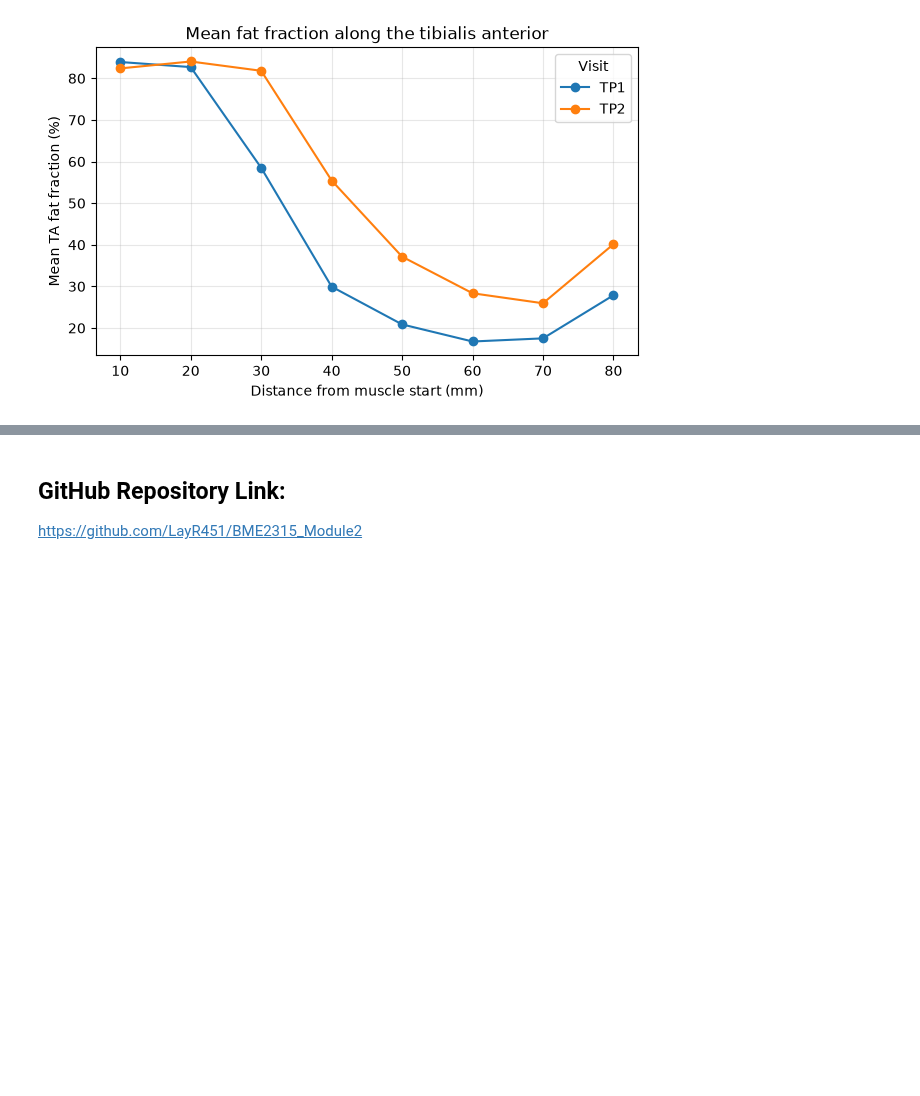
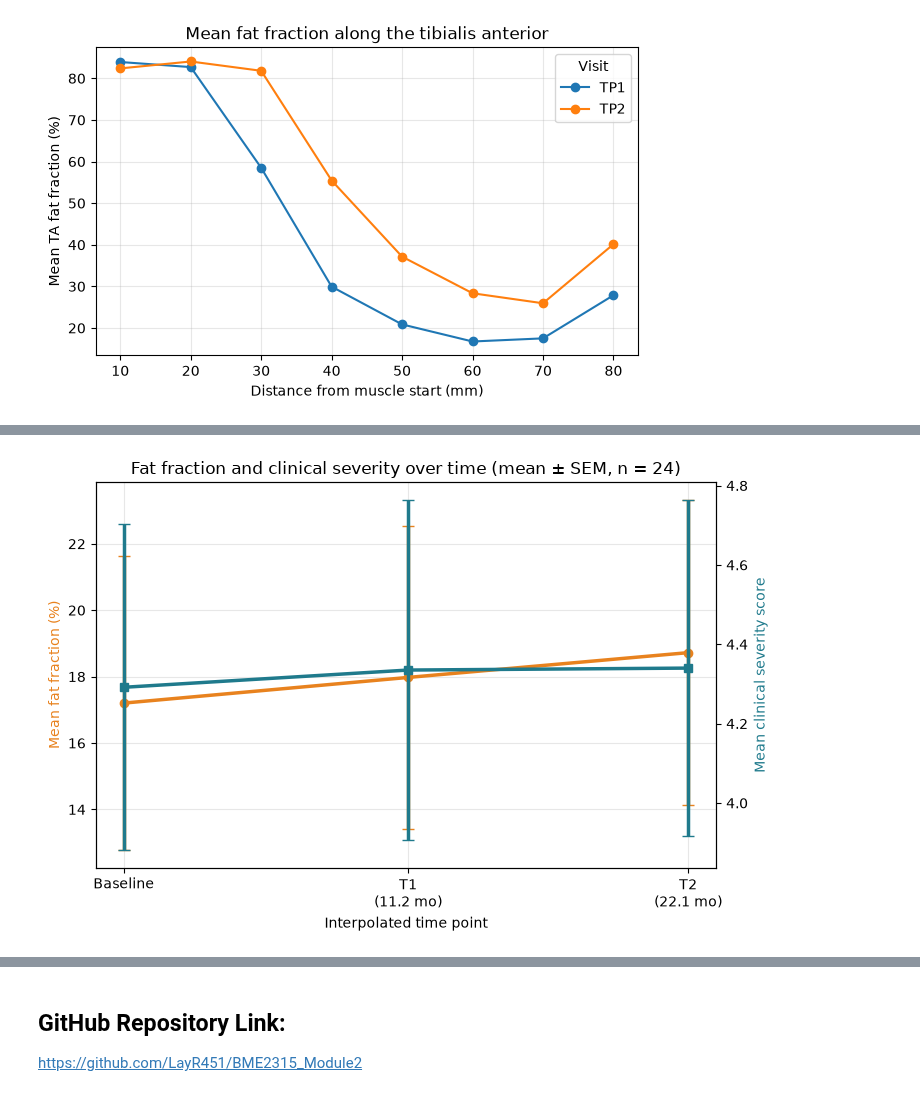
Before and after one commit to LayR451/BME2315_Module2, a Jupyter notebook: FSHD_Module2_Project_Template.ipynb, the cells around one changed output, grey strips where cells are left out. Cells and saved outputs as stored; diff of their text form; code cells hidden in the pictures; blank space fills up the shorter version.

```diff
--- a/FSHD_Module2_Project_Template.ipynb
+++ b/FSHD_Module2_Project_Template.ipynb
@@ -381,0 +656,32 @@ Include:
+# %%
+# Prepare the data for plotting mean fat fraction and clinical severity score over time
+d = comb.dropna(subset=['ff0', 'ff1', 'ff2', 'css0', 'css1', 'css2'])
+n = len(d)
+
+# Calculate the mean and standard error of the mean for fat fraction and clinical severity score at each time point
+ff_mean = d[['ff0', 'ff1', 'ff2']].mean().values
+ff_sem = d[['ff0', 'ff1', 'ff2']].sem().values
+css_mean = d[['css0', 'css1', 'css2']].mean().values
+css_sem = d[['css0', 'css1', 'css2']].sem().values
+
+# Plot mean fat fraction and clinical severity score over time
+fig, ax1 = plt.subplots(figsize=(7.5, 5))
+ax1.errorbar(x_months, ff_mean, yerr=ff_sem, color="#e8821e", marker='o', lw=2.5, capsize=4)
+ax1.set_ylabel("Mean fat fraction (%)", color="#e8821e")
+ax2 = ax1.twinx()
+ax2.errorbar(x_months, css_mean, yerr=css_sem, color="#1f7a8c", marker='s', lw=2.5, capsize=4)
+ax2.set_ylabel("Mean clinical severity score", color="#1f7a8c")
+ax1.set_xticks(x_months)
+ax1.set_xticklabels(tlabels)
+ax1.set_xlabel("Interpolated time point")
+ax1.set_title(f"Fat fraction and clinical severity over time (mean ± SEM, n = {n})")
+ax1.grid(alpha=0.3)
+fig.tight_layout()
+plt.show()
+
+# GRAPH D
+# Conclusion: The plot shows the mean fat fraction and clinical severity score over time, with error bars representing the standard error of the mean.
+# This allows for a visual assessment of trends and variability in the data across the different time points. But, because of the massive overlap in the
+# standard deviation bars, there is not clear statistically significant difference between the time points or different measures.
+# %% [output]
+[figure, added]
```
Also changed, not shown: parts of 19 cells of this notebook, 1 other file.
